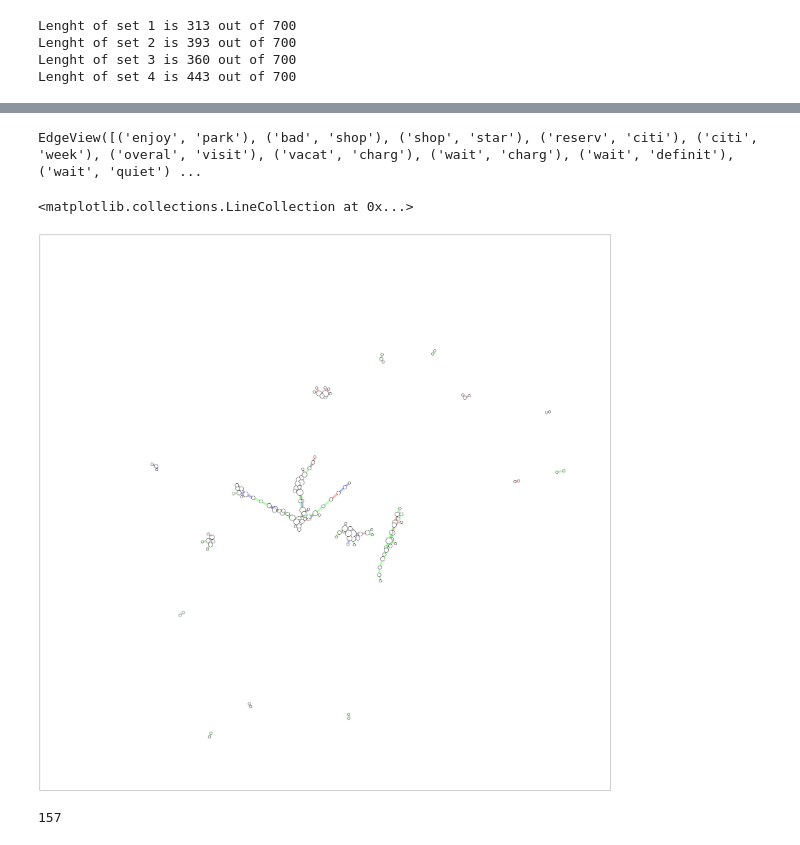
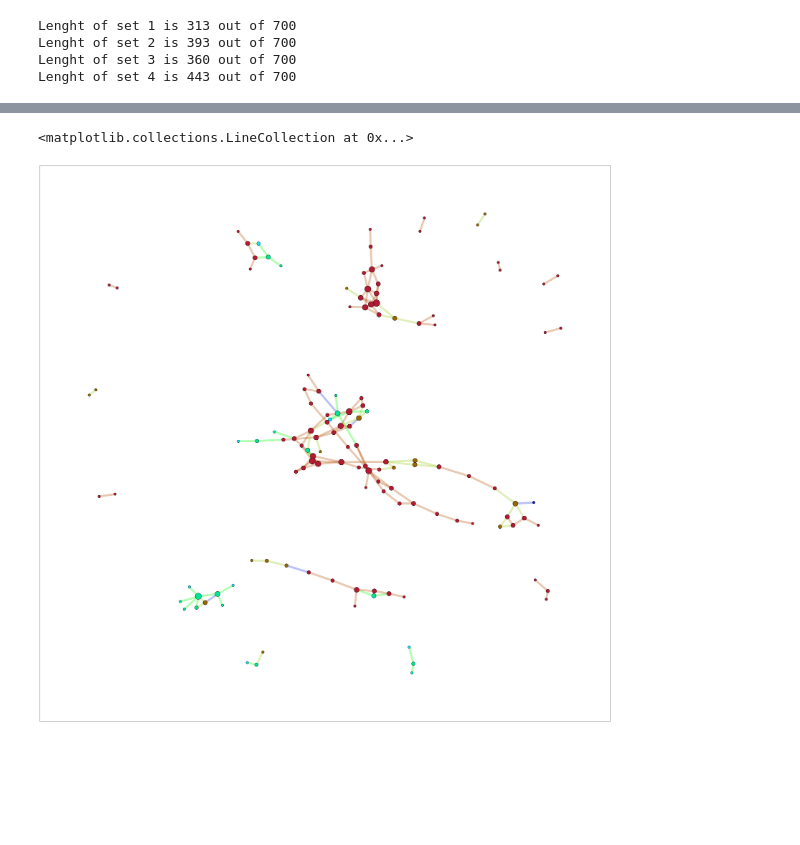
Before and after one commit to valfaro-v2/MagolegoTeamProject, a Jupyter notebook: SignificantDataRating.ipynb, the cells around one changed output, grey strips where cells are left out. Cells and saved outputs as stored; diff of their text form; code cells hidden in the pictures; blank space fills up the shorter version.

Commit message:
Nodes Attributes

```diff
--- a/SignificantDataRating.ipynb
+++ b/SignificantDataRating.ipynb
@@ -332,16 +332,16 @@ edgesColor={}
 #for i in G.edges:
     #edgesColor[i]='red'
 
-for index in set_ID_3star:
+for index in set_ID_1star:
     word=id_word_dict[index]
-    for i in set_ID_3star:
+    for i in set_ID_1star:
         word1=id_word_dict[i]
-        if str(word)!=str(word1) and abs(index-i)<THRESHOLD_1 and len(globals()[f"set_reviews_{index}"]&globals()[f"set_reviews_{i}"])>THRESHOLD_2 and len(globals()[f"set_reviews_{index}"]&globals()[f"set_reviews_{i}"])<THRESHOLD_3:
-            #G.add_edge([(str(word), str(word1))],color='b')
-
-            G.add_edges_from([(str(word), str(word1))],color=[0,0,0])#black
-            #edgesColor[i]='red'
-            #G.add_edge(1,2,color='r',weight=2)
+        if str(word)!=str(word1)and abs(index-i)<THRESHOLD_1 and len(globals()[f"set_reviews_{index}"]&globals()[f"set_reviews_{i}"])>THRESHOLD_2 and len(globals()[f"set_reviews_{index}"]&globals()[f"set_reviews_{i}"])<THRESHOLD_3:
+            #G.add_edge([(str(word), str(word1))], color="black")
+            G.add_nodes_from([str(word1)],color=[0.1,0.1,0.8])
+            G.add_nodes_from([str(word)],color=[0.1,0.1,0.8])
+            G.add_edges_from([(str(word), str(word1))], color=[0.1,0.2,0.9])
+            #edgesColor[i]='blue'
 
 
 for index in set_ID_2star:
@@ -350,19 +350,24 @@ for index in set_ID_2star:
         word1=id_word_dict[i]
         if str(word)!=str(word1) and abs(index-i)<THRESHOLD_1 and len(globals()[f"set_reviews_{index}"]&globals()[f"set_reviews_{i}"])>THRESHOLD_2 and len(globals()[f"set_reviews_{index}"]&globals()[f"set_reviews_{i}"])<THRESHOLD_3:
             #G.add_edge([(str(word), str(word1))],color='black')
-
-            G.add_edges_from([(str(word), str(word1))],color=[0,0,1])#blue
+            G.add_nodes_from([str(word1)],color=[0.6,0.4,0])
+            G.add_nodes_from([str(word)],color=[0.6,0.4,0])
+            G.add_edges_from([(str(word), str(word1))],color=[0.6,0.8,0.1])
             #edgesColor[i]='black'
 
-for index in set_ID_1star:
+
+for index in set_ID_3star:
     word=id_word_dict[index]
-    for i in set_ID_1star:
+    for i in set_ID_3star:
         word1=id_word_dict[i]
-        if str(word)!=str(word1)and abs(index-i)<THRESHOLD_1 and len(globals()[f"set_reviews_{index}"]&globals()[f"set_reviews_{i}"])>THRESHOLD_2 and len(globals()[f"set_reviews_{index}"]&globals()[f"set_reviews_{i}"])<THRESHOLD_3:
-            #G.add_edge([(str(word), str(word1))], color="black")
+        if str(word)!=str(word1) and abs(index-i)<THRESHOLD_1 and len(globals()[f"set_reviews_{index}"]&globals()[f"set_reviews_{i}"])>THRESHOLD_2 and len(globals()[f"set_reviews_{index}"]&globals()[f"set_reviews_{i}"])<THRESHOLD_3:
+            #G.add_edge([(str(word), str(word1))],color='b')
+            G.add_nodes_from([str(word1)],color=[0,0.9,0.6])
+            G.add_nodes_from([str(word)],color=[0,0.9,1])
+            G.add_edges_from([(str(word), str(word1))],color=[0,1,0])
+            #edgesColor[i]='red'
+            #G.add_edge(1,2,color='r',weight=2)
 
-            G.add_edges_from([(str(word), str(word1))], color=[1,0,0]) #red
-            #edgesColor[i]='blue'
 
 for index in set_ID_4star:
     word=id_word_dict[index]
@@ -370,6 +375,7 @@ for index in set_ID_4star:
         word1=id_word_dict[i]
         if str(word)!=str(word1) and abs(index-i)<THRESHOLD_1 and len(globals()[f"set_reviews_{index}"]&globals()[f"set_reviews_{i}"])>THRESHOLD_2 and len(globals()[f"set_reviews_{index}"]&globals()[f"set_reviews_{i}"])<THRESHOLD_3:
             #G.add_edge([(str(word), str(word1))], color="black")
-
-            G.add_edges_from([(str(word), str(word1))],color=[0,1,0]) #green
+            G.add_nodes_from([str(word1)],color=[0.7,0.1,0.2])
+            G.add_nodes_from([str(word)],color=[0.7,0.1,0.2])
+            G.add_edges_from([(str(word), str(word1))],color=[0.7,0.3,0])
             #edgesColor[i]='green'
@@ -389,24 +382,16 @@ list(nx.get_edge_attributes(G, 'color').values())[0:10]
-# %%
-G.edges()
-# %% [output]
-EdgeView([('enjoy', 'park'), ('bad', 'shop'), ('shop', 'star'), ('reserv', 'citi'), ('citi', 'week'), ('overal', 'visit'), ('vacat', 'charg'), ('wait', 'charg'), ('wait', 'definit'), ('wait', 'quiet') ...
 # %%
 plt.figure(figsize=(40,40))
 pos =nx.spring_layout(G,seed=10)
 
 d = dict(G.degree)
 
 
 
-nx.draw_networkx_nodes(G, pos,nodelist=d.keys(), node_color='white', edgecolors='black', node_size=[v * 100 for v in d.values()]) #[v * 100 for v in d.values()]
+nx.draw_networkx_nodes(G, pos,nodelist=d.keys(), node_color=list(nx.get_node_attributes(G, 'color').values()), edgecolors='black', node_size=[v * 100 for v in d.values()]) #[v * 100 for v in d.values()]
 nx.draw_networkx_edges(G, pos, alpha=0.3, width=8.0, edge_color=list(nx.get_edge_attributes(G, 'color').values()))
 # %% [output]
 <matplotlib.collections.LineCollection at 0x...>
-[figure, old version]
+[figure, new version]
-# %%
-len(G.edges)
-# %% [output]
-157
 # %%
 #edgesColor={}
 
```
Also changed, not shown: parts of 4 cells of this notebook, 1 other file.
